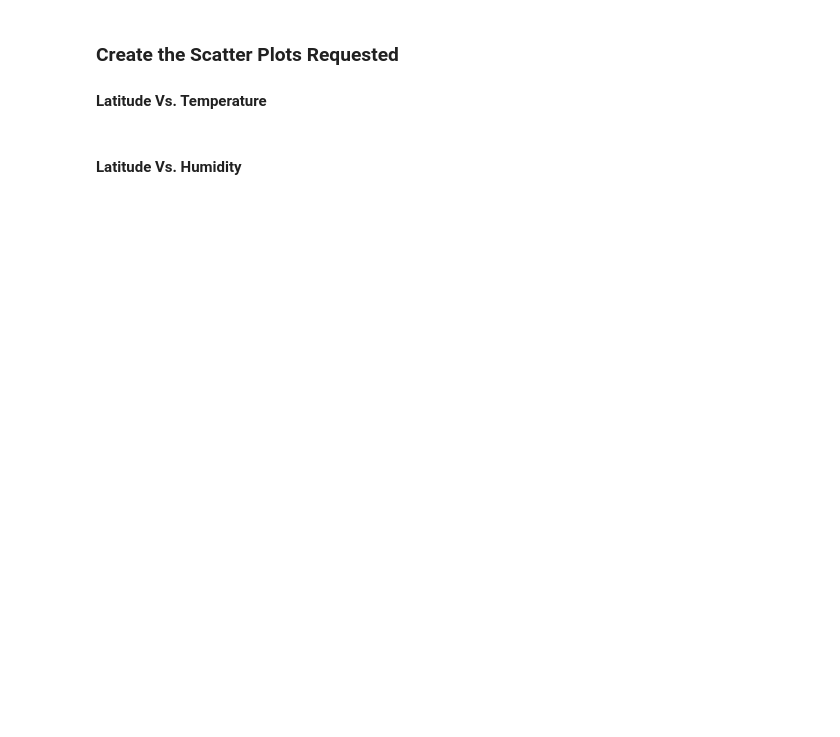
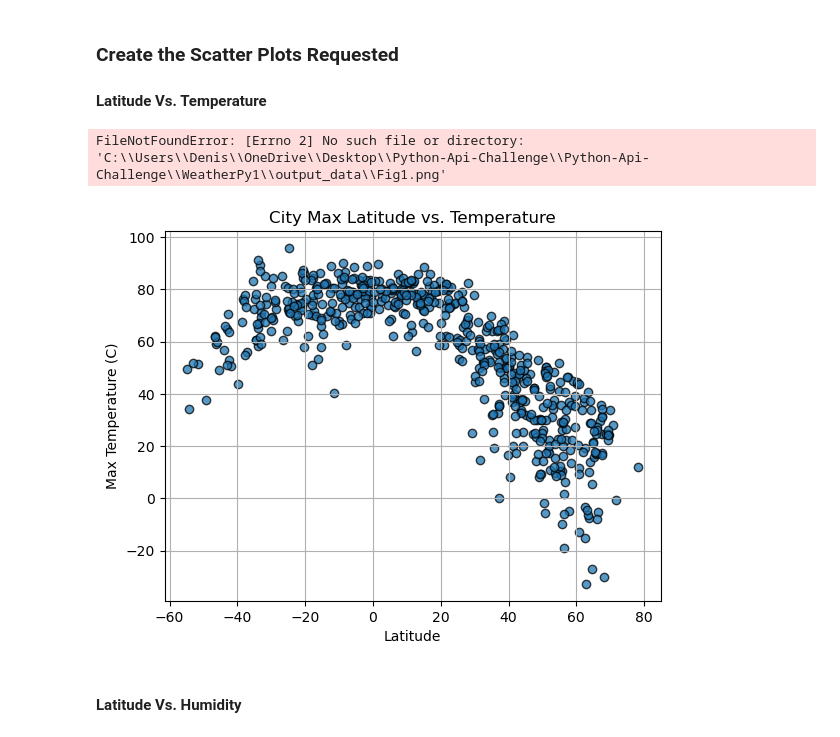
Before and after one commit to denisem77/Python-Api-Challenge, a Jupyter notebook: WeatherPy1/WeatherPy.ipynb, the cells around one changed output. Cells and saved outputs as stored; diff of their text form; code cells hidden in the pictures; blank space fills up the shorter version.

```diff
--- a/WeatherPy1/WeatherPy.ipynb
+++ b/WeatherPy1/WeatherPy.ipynb
@@ -214,7 +215,7 @@ OSError: Cannot save file into a non-existent directory: 'output_data'
 # %%
 # Read saved data
-city_data_df = pd.read_csv("../WeatherPy/output_data/city_weather_data.csv", index_col="City")
+weather_df = pd.read_csv("city_weather_data.csv", index_col="City")
 
 # Display sample data
-city_data_df.head()
+weather_df.head()
 # %% [output]
@@ -227,23 +231,28 @@ FileNotFoundError: [Errno 2] No such file or directory: '../WeatherPy/output_dat
 
 #### Latitude Vs. Temperature
 # %%
-# Build scatter plot for latitude vs. temperature
+# add date/time for extra detail to data visualization
+from datetime import datetime
+date_time = datetime.date(datetime.now())
 
-plt.scatter(city_data_df['Lat'],city_data_df['Max Temp'], marker='o', facecolors='b', edgecolors='k')
+
+##### Build scatter plot for latitude vs. temperature
+plt.scatter(weather_df['Lat'], weather_df['Max Temp'], edgecolors='black', alpha=0.75)
 
 # Incorporate the other graph properties
-plt.grid()
-plt.xlabel("Latitude")
-plt.ylabel("Max Temperature °C")
-date=city_data_df['Date'].min()
-plt.title(f"City Latitude vs. Temperature ({date})")
-plt.tight_layout()
+plt.title('City Max Latitude vs. Temperature')
+plt.xlabel('Latitude')
+plt.ylabel('Max Temperature (C)')
+plt.grid(True)
 
 # Save the figure
 plt.savefig("output_data/Fig1.png")
 
 # Show plot
 plt.show()
+# %% [output]
+FileNotFoundError: [Errno 2] No such file or directory: 'C:\\Users\\Denis\\OneDrive\\Desktop\\Python-Api-Challenge\\Python-Api-Challenge\\WeatherPy1\\output_data\\Fig1.png'
+[figure, added]
 # %% [markdown]
 #### Latitude Vs. Humidity
 # %%
```
Also changed, not shown: parts of 39 cells of this notebook, 4 other files.
